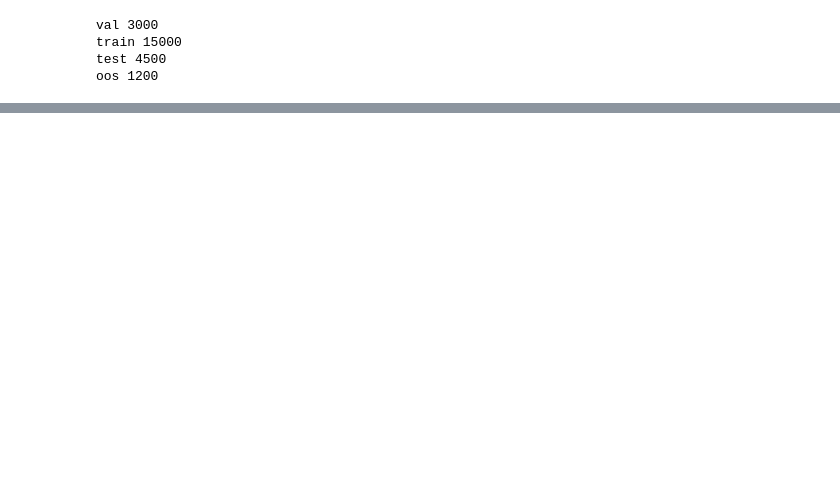
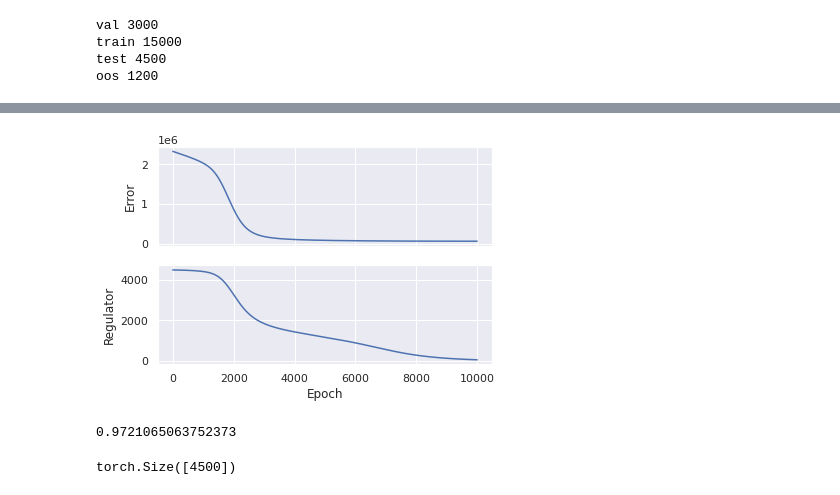
Before and after one commit to simonEllershaw/latent_variable_OOD, a Jupyter notebook: transformer_training.ipynb, the cells around one changed output, grey strips where cells are left out. Saved outputs shown, nothing was run; the diff lists cells and outputs as text; code cells hidden in the pictures; blank space fills up the shorter version.

```diff
--- a/transformer_training.ipynb
+++ b/transformer_training.ipynb
@@ -287,0 +364,9 @@ simplex.plot_hist()
+# %%
+reg_factor_scheduler = ExponentialScheduler(0.1, 100, 10000)
+simplex.fit(
+      latent_states['test'].to(device).detach(),
+      n_epoch=10000,
+      reg_factor=0.1,
+      n_keep=5,
+      reg_factor_scheduler=reg_factor_scheduler,
+    )
@@ -287,0 +391,13 @@ simplex.plot_hist()
+# %%
+simplex.plot_hist()
+# %% [output]
+[figure, added]
+# %%
+errors['test'] = pairwise_distance(latent_states['test'].cpu(), simplex.latent_approx().cpu())
+r2_score(latent_states['test'].cpu(), simplex.latent_approx().cpu())
+# %% [output]
+0.9721065063752373
+# %%
+errors['test'].shape
+# %% [output]
+torch.Size([4500])
```
Also changed, not shown: parts of 21 cells of this notebook.
